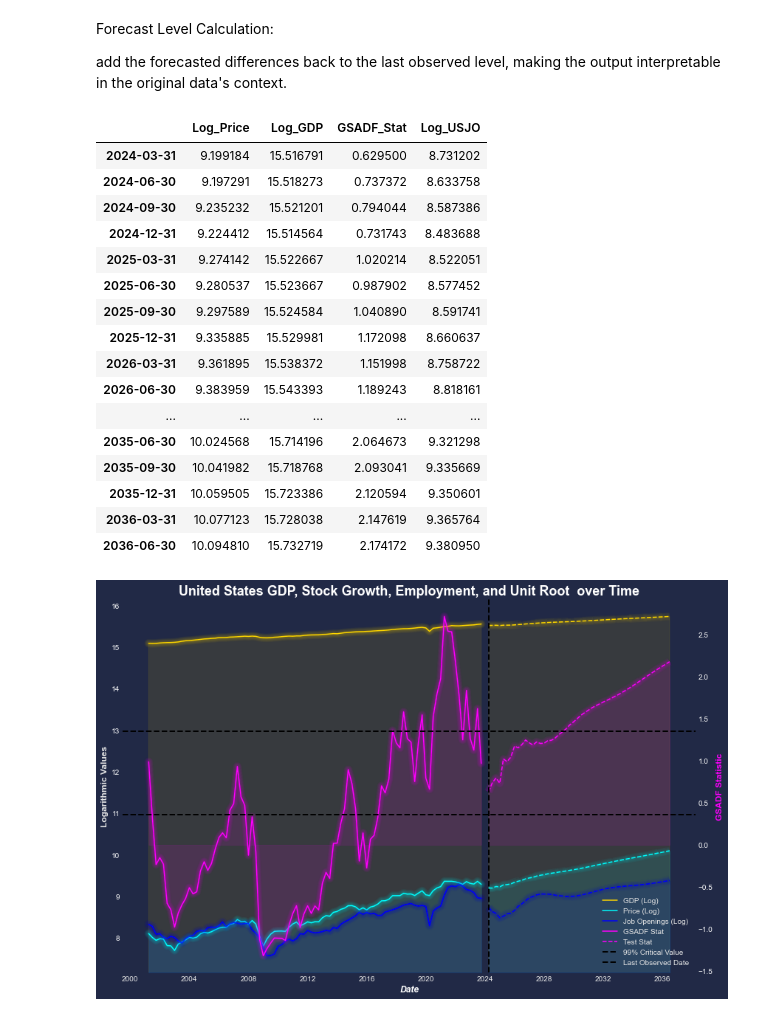
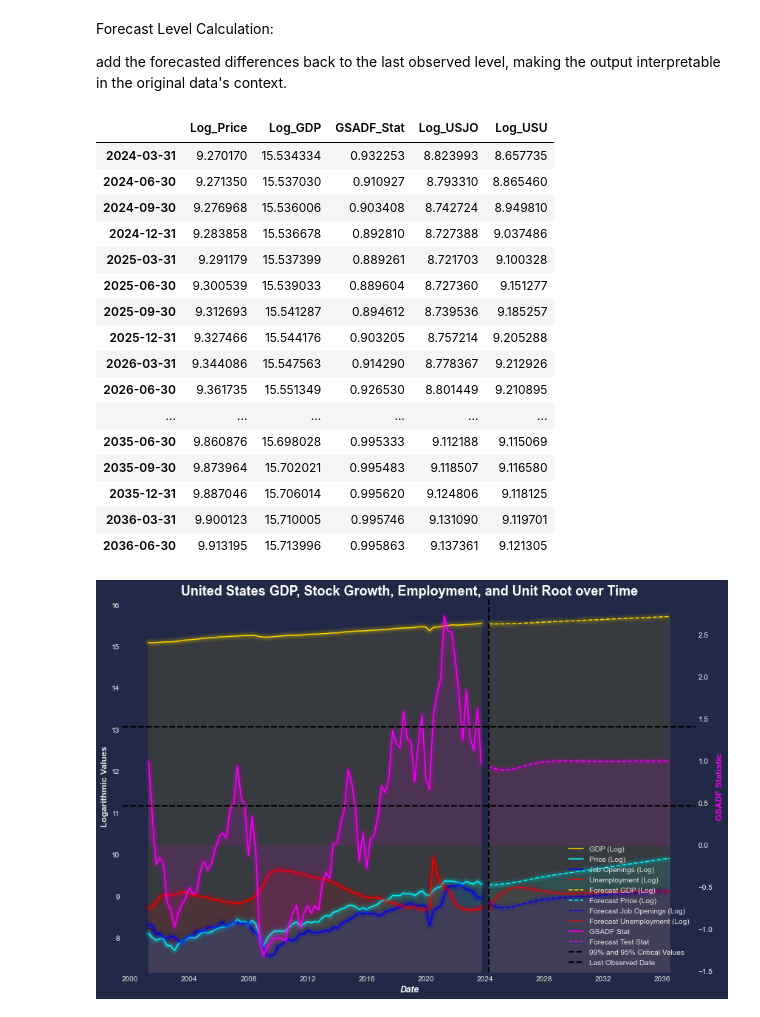
Before and after one commit to Philip-Lacava/Asset-Price-Bubble-Detection, a Jupyter notebook: Bubble Model 3.ipynb, the cells around one changed output. Drawn from its saved outputs; the diff is of its cells as text; code cells hidden in the pictures.

```diff
--- a/Bubble Model 3.ipynb
+++ b/Bubble Model 3.ipynb
@@ -775,7 +750,7 @@ This model can be particularly insightful for policymakers and investors as it p
 By analyzing the interactions and adjustments between these critical economic indicators, a VECM helps in predicting future economic conditions and designing informed economic policies.
 # %%
 # Perform the Johansen cointegration test
-data = merged_df[['Log_Price', 'Log_GDP', 'Log_USJO','GSADF_Stat']]
+data = merged_df[['Log_Price', 'Log_GDP', 'Log_USJO','Log_USU','GSADF_Stat']]
 
 result = coint_johansen(data, det_order=1, k_ar_diff=1)
 
@@ -813,7 +790,7 @@ The series exhibit a long-run cointegrating relationship.
 # Determine the optimal lag order
 lag_order = select_order(data=data, maxlags=10, deterministic="li + ci")
 print(lag_order.summary())
-optimal_lags = lag_order.aic
+optimal_lags = lag_order.bic
 # %% [output]
  VECM Order Selection (* highlights the minimums)
 ==================================================
@@ -870,7 +848,7 @@ The `select_rank` function is an essential tool in time series analysis, especia
    - Based on the rank, the error correction terms in the VECM are specified. Each cointegrating relationship will contribute one error correction term to the model, guiding how quickly variables adjust to restore equilibrium after a shock.
 # %%
 # Configure and fit the VECM model
-vecm_model = VECM(data, k_ar_diff=optimal_lags, coint_rank=3, deterministic='li + ci')
+vecm_model = VECM(data, k_ar_diff=optimal_lags, coint_rank=4, deterministic='li + ci')
 vecm_result = vecm_model.fit()
 vecm_result.summary()
 # %% [output]
@@ -963,8 +941,9 @@ last_gdp = merged_df['Log_GDP'].iloc[-1]
 last_price = merged_df['Log_Price'].iloc[-1]
 
 # Forecast of differenced data
-forecast_USJO = forecast_df[:,2]
-forecast_adf = forecast_df[:, 3]
+forecast_USU = forecast_df[:, 3]
+forecast_USJO = forecast_df[:, 2]
+forecast_adf = forecast_df[:, 4]
 forecast_gdp = forecast_df[:, 1]
 forecast_price = forecast_df[:, 0]
 
@@ -981,30 +960,30 @@ forecast_df = pd.DataFrame({
     'Log_Price': forecast_price,
     'Log_GDP': forecast_gdp,
     'GSADF_Stat': forecast_adf,
-    'Log_USJO': forecast_USJO
+    'Log_USJO': forecast_USJO,
+    'Log_USU': forecast_USU
 }, index=forecast_dates)
 
 forecast_df
 # %% [output]
-|  | Log_Price | Log_GDP | GSADF_Stat | Log_USJO |
-| 2024-03-31 | 9.199184 | 15.516791 | 0.629500 | 8.731202 |
-| 2024-06-30 | 9.197291 | 15.518273 | 0.737372 | 8.633758 |
-| 2024-09-30 | 9.235232 | 15.521201 | 0.794044 | 8.587386 |
-| 2024-12-31 | 9.224412 | 15.514564 | 0.731743 | 8.483688 |
-| 2025-03-31 | 9.274142 | 15.522667 | 1.020214 | 8.522051 |
-| 2025-06-30 | 9.280537 | 15.523667 | 0.987902 | 8.577452 |
-| 2025-09-30 | 9.297589 | 15.524584 | 1.040890 | 8.591741 |
-| 2025-12-31 | 9.335885 | 15.529981 | 1.172098 | 8.660637 |
-| 2026-03-31 | 9.361895 | 15.538372 | 1.151998 | 8.758722 |
-| 2026-06-30 | 9.383959 | 15.543393 | 1.189243 | 8.818161 |
-| ... | ... | ... | ... | ... |
-| 2035-06-30 | 10.024568 | 15.714196 | 2.064673 | 9.321298 |
-| 2035-09-30 | 10.041982 | 15.718768 | 2.093041 | 9.335669 |
-| 2035-12-31 | 10.059505 | 15.723386 | 2.120594 | 9.350601 |
-| 2036-03-31 | 10.077123 | 15.728038 | 2.147619 | 9.365764 |
-| 2036-06-30 | 10.094810 | 15.732719 | 2.174172 | 9.380950 |
+|  | Log_Price | Log_GDP | GSADF_Stat | Log_USJO | Log_USU |
+| 2024-03-31 | 9.270170 | 15.534334 | 0.932253 | 8.823993 | 8.657735 |
+| 2024-06-30 | 9.271350 | 15.537030 | 0.910927 | 8.793310 | 8.865460 |
+| 2024-09-30 | 9.276968 | 15.536006 | 0.903408 | 8.742724 | 8.949810 |
+| 2024-12-31 | 9.283858 | 15.536678 | 0.892810 | 8.727388 | 9.037486 |
+| 2025-03-31 | 9.291179 | 15.537399 | 0.889261 | 8.721703 | 9.100328 |
+| 2025-06-30 | 9.300539 | 15.539033 | 0.889604 | 8.727360 | 9.151277 |
+| 2025-09-30 | 9.312693 | 15.541287 | 0.894612 | 8.739536 | 9.185257 |
+| 2025-12-31 | 9.327466 | 15.544176 | 0.903205 | 8.757214 | 9.205288 |
+| 2026-03-31 | 9.344086 | 15.547563 | 0.914290 | 8.778367 | 9.212926 |
+| 2026-06-30 | 9.361735 | 15.551349 | 0.926530 | 8.801449 | 9.210895 |
+| ... | ... | ... | ... | ... | ... |
+| 2035-06-30 | 9.860876 | 15.698028 | 0.995333 | 9.112188 | 9.115069 |
+| 2035-09-30 | 9.873964 | 15.702021 | 0.995483 | 9.118507 | 9.116580 |
+| 2035-12-31 | 9.887046 | 15.706014 | 0.995620 | 9.124806 | 9.118125 |
+| 2036-03-31 | 9.900123 | 15.710005 | 0.995746 | 9.131090 | 9.119701 |
+| 2036-06-30 | 9.913195 | 15.713996 | 0.995863 | 9.137361 | 9.121305 |
 # %%
-
 # Create the main figure and axis
 fig, ax1 = plt.subplots(figsize=(12, 8))
 
@@ -1014,11 +993,13 @@ ax1.set_ylabel('Logarithmic Values', fontsize=12, fontweight='bold')
 ax1.plot(merged_df.index, merged_df['Log_GDP'], color='gold', label='GDP (Log)')
 ax1.plot(merged_df.index, merged_df['Log_Price'], color='cyan', label='Price (Log)')
 ax1.plot(merged_df.index, merged_df['Log_USJO'], color='blue', label='Job Openings (Log)')
+ax1.plot(merged_df.index, merged_df['Log_USU'], color='red', label='Unemployment (Log)')
 
 # Optional: Forecast data plotting
-ax1.plot(forecast_df.index, forecast_df['Log_GDP'], linestyle='--', color='gold', label='GDP (Log)')
-ax1.plot(forecast_df.index, forecast_df['Log_Price'], linestyle='--', color='cyan', label='Price (Log)')
-ax1.plot(forecast_df.index, forecast_df['Log_USJO'], linestyle='--', color='blue', label='Job Openings (Log)')
+ax1.plot(forecast_df.index, forecast_df['Log_GDP'], linestyle='--', color='gold', label='Forecast GDP (Log)')
+ax1.plot(forecast_df.index, forecast_df['Log_Price'], linestyle='--', color='cyan', label='Forecast Price (Log)')
+ax1.plot(forecast_df.index, forecast_df['Log_USJO'], linestyle='--', color='blue', label='Forecast Job Openings (Log)')
+ax1.plot(forecast_df.index, forecast_df['Log_USU'], linestyle='--', color='red', label='Forecast Unemployment (Log)')
 
 ax1.tick_params(axis='y', labelcolor='white', labelsize=10)
 mplcyberpunk.add_glow_effects(ax1)
@@ -1028,40 +1009,40 @@ ax1.grid(False)  # Disable gridlines for this axis
 ax2 = ax1.twinx()
 ax2.set_ylabel('GSADF Statistic', color='magenta', fontsize=12, fontweight='bold')
 ax2.plot(merged_df.index, merged_df['GSADF_Stat'], color='magenta', label='GSADF Stat')
-ax2.plot(forecast_df.index, forecast_df['GSADF_Stat'], linestyle='--', color='magenta', label='Test Stat')
+ax2.plot(forecast_df.index, forecast_df['GSADF_Stat'], linestyle='--', color='magenta', label='Forecast Test Stat')
 ax2.tick_params(axis='y', labelcolor='white', labelsize=10)
 mplcyberpunk.add_glow_effects(ax2)
 ax2.grid(False)  # Disable gridlines for this axis
 
 # Manually adding a "glow" effect to an axhline for the critical value
 plt.axhline(y=critical_values[2], color='black', linestyle='--', linewidth=2)
 
 # Main line to ensure it appears on top
-plt.axhline(y=critical_values[1], color='black', linestyle='--', label='99% Critical Value', linewidth=2)
+plt.axhline(y=critical_values[1], color='black', linestyle='--', label='99% and 95% Critical Values', linewidth=2)
 
 # Adding a vertical line for the last observed date
 last_observed_date = forecast_df.index[0]  # Assuming forecast_df.index contains the dates
 plt.axvline(x=last_observed_date, color='black', linestyle='--', linewidth=2, label='Last Observed Date')
 
 # Title and legend handling
-plt.title(f'{select} GDP, Stock Growth, Employment, and Unit Root  over Time', color='white', fontsize=18, fontweight='bold')
+plt.title(f'{select} GDP, Stock Growth, Employment, and Unit Root over Time', color='white', fontsize=18, fontweight='bold')
 fig.tight_layout()
 
 # Collecting handles and labels from both axes for a unified legend, avoiding duplicates
 handles, labels = [], []
 for ax in [ax1, ax2]:
     for handle, label in zip(*ax.get_legend_handles_labels()):
         if label not in labels:
             handles.append(handle)
             labels.append(label)
 ax1.legend(handles, labels, loc='lower right')
 
-plt.savefig(f'{path}/Asset-Price-Bubble-Detection//results/{select}Final_Model.jpeg', format='jpeg')
+plt.savefig(f'{path}/Asset-Price-Bubble-Detection/results/{select}Final_Model.jpeg', format='jpeg')
 
 # Show the plot
 plt.show()
 # %% [output]
-[figure, old version]
+[figure, new version]
 # %%
 merged_df = pd.concat([merged_df, forecast_df])
 T = len(merged_df)
```
Also changed, not shown: parts of 25 cells of this notebook, 7 other files.
